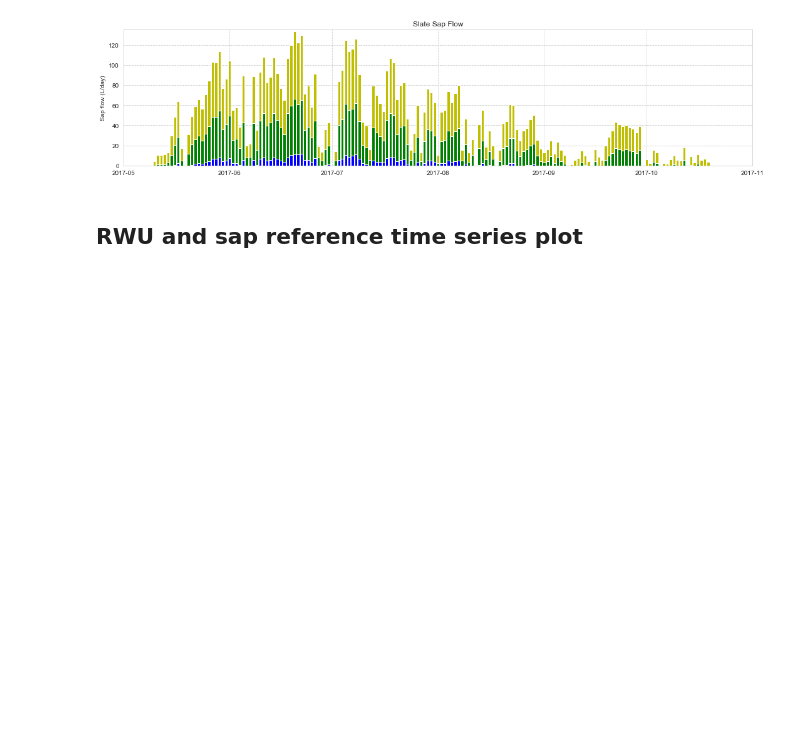
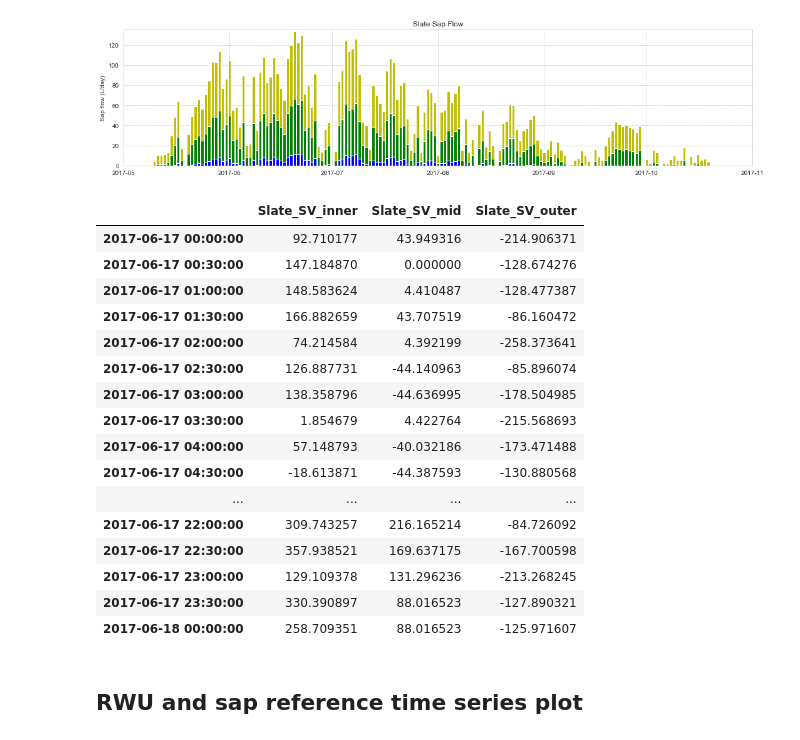
Before and after one commit to cojacoo/rootwater, a Jupyter notebook: example/RWU_SF_Paper.ipynb, the cells around one changed output. Drawn from its saved outputs; the diff is of its cells as text; code cells hidden in the pictures; blank space fills up the shorter version.

Commit message:
corrected sf test references

```diff
--- a/example/RWU_SF_Paper.ipynb
+++ b/example/RWU_SF_Paper.ipynb
@@ -478,6 +483,29 @@ Text(0.5, 1.0, 'Slate Sap Flow')
 dummy1 = pd.concat([SandSap_d,SlateSap_d],axis=1)
 dummy1.columns = ['Sand_SF_inner', 'Sand_SF_mid', 'Sand_SF_outer', 'Slate_SF_inner', 'Slate_SF_mid', 'Slate_SF_outer']
 dummy1.to_csv('sapflow.csv')
+# %%
+#Testcases
+SVt = pd.read_csv('../rootwater/tests/SV_test.csv',index_col=0)
+SVt.index = pd.to_datetime(SVt.index)
+sf.sap_calc(SVt,32.,0.95,'beech').t
+# %% [output]
+|  | Slate_SV_inner | Slate_SV_mid | Slate_SV_outer |
+| 2017-06-17 00:00:00 | 92.710177 | 43.949316 | -214.906371 |
+| 2017-06-17 00:30:00 | 147.184870 | 0.000000 | -128.674276 |
+| 2017-06-17 01:00:00 | 148.583624 | 4.410487 | -128.477387 |
+| 2017-06-17 01:30:00 | 166.882659 | 43.707519 | -86.160472 |
+| 2017-06-17 02:00:00 | 74.214584 | 4.392199 | -258.373641 |
+| 2017-06-17 02:30:00 | 126.887731 | -44.140963 | -85.896074 |
+| 2017-06-17 03:00:00 | 138.358796 | -44.636995 | -178.504985 |
+| 2017-06-17 03:30:00 | 1.854679 | 4.422764 | -215.568693 |
+| 2017-06-17 04:00:00 | 57.148793 | -40.032186 | -173.471488 |
+| 2017-06-17 04:30:00 | -18.613871 | -44.387593 | -130.880568 |
+| ... | ... | ... | ... |
+| 2017-06-17 22:00:00 | 309.743257 | 216.165214 | -84.726092 |
+| 2017-06-17 22:30:00 | 357.938521 | 169.637175 | -167.700598 |
+| 2017-06-17 23:00:00 | 129.109378 | 131.296236 | -213.268245 |
+| 2017-06-17 23:30:00 | 330.390897 | 88.016523 | -127.890321 |
+| 2017-06-18 00:00:00 | 258.709351 | 88.016523 | -125.971607 |
 # %% [markdown]
 ## RWU and sap reference time series plot
 # %% [markdown]
```
Also changed, not shown: parts of 1 cell of this notebook, 1 other file.
